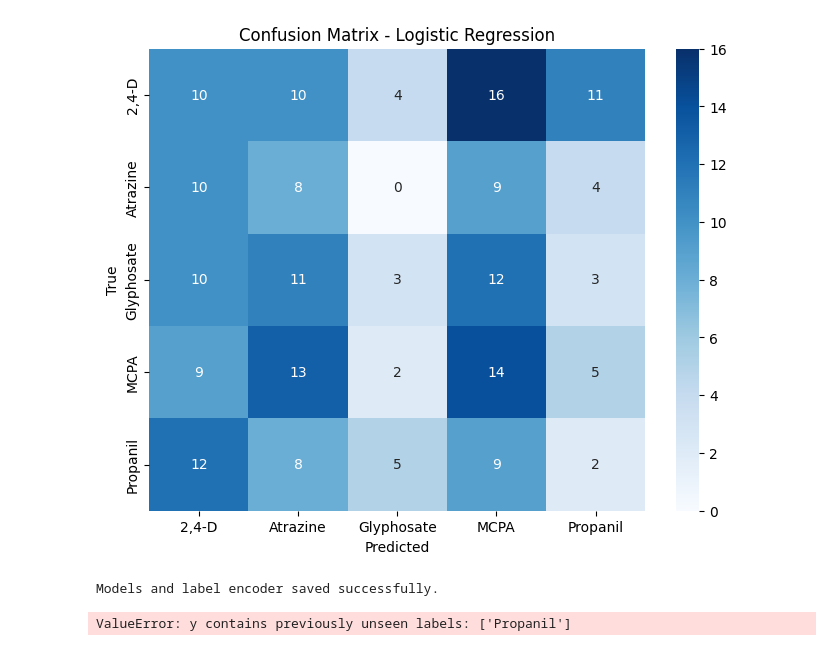
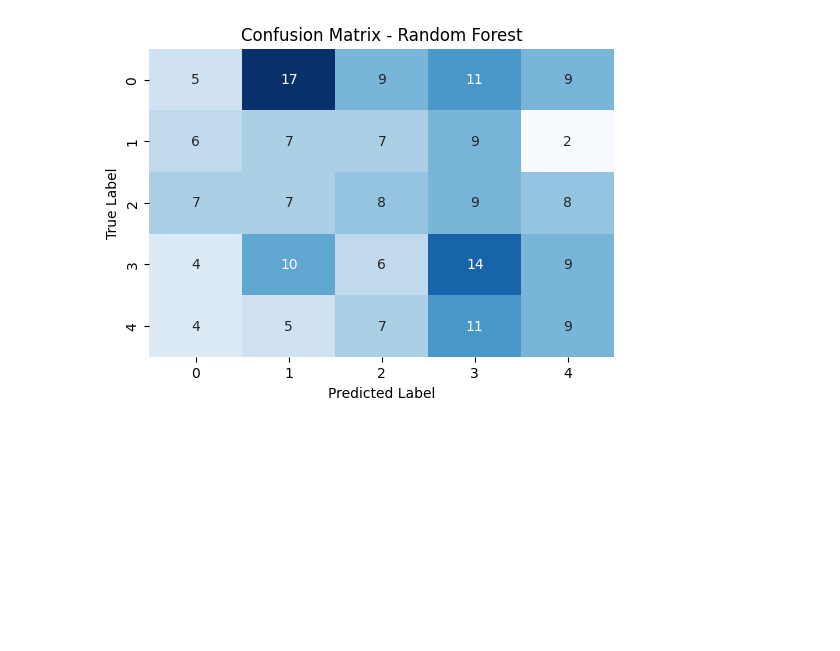
Before and after one commit to kishan20-00/Drug_detector, a Jupyter notebook: herbicide_detect/model.ipynb, the cells around one changed output. Cells and saved outputs as stored; diff of their text form; code cells hidden in the pictures; blank space fills up the shorter version.

```diff
--- a/herbicide_detect/model.ipynb
+++ b/herbicide_detect/model.ipynb
@@ -51,10 +39,8 @@ X_train_resampled, y_train_resampled = smote.fit_resample(X_train, y_train)
 # %%
-# Random Forest
+# Step 5: Train and Test 3 Models (Random Forest, Decision Tree, Logistic Regression)
+
+# Random Forest Classifier
 rf_model = RandomForestClassifier(random_state=42)
-rf_model.fit(X_train_resampled, y_train_resampled)
-rf_y_pred = rf_model.predict(X_test)
-
-# Evaluate Random Forest
-rf_accuracy = accuracy_score(y_test, rf_y_pred)
-print("Random Forest Accuracy:", rf_accuracy)
-print(classification_report(y_test, rf_y_pred))
+rf_model.fit(X_train, y_train)
+rf_predictions = rf_model.predict(X_test)
+rf_accuracy = accuracy_score(y_test, rf_predictions)
@@ -142,58 +83,5 @@ weighted avg       0.18      0.18      0.17       200
-# %%
-# Confusion Matrix for Logistic Regression
-lr_cm = confusion_matrix(y_test, lr_y_pred)
-plt.figure(figsize=(8, 6))
-sns.heatmap(lr_cm, annot=True, fmt='d', cmap='Blues', xticklabels=lr_model.classes_, yticklabels=lr_model.classes_)
-plt.title('Confusion Matrix - Logistic Regression')
-plt.xlabel('Predicted')
-plt.ylabel('True')
-plt.show()
-# %% [output]
-[figure, removed]
-# %%
-import joblib
-from sklearn.preprocessing import LabelEncoder
-
-# Assuming you have your data and models already trained as in the previous code.
-
-# Fit the label encoder on the target variable (Herbicide_Name)
-label_encoder = LabelEncoder()
-y_train_encoded = label_encoder.fit_transform(y_train_resampled)
-
-# Save the models and label encoder
-joblib.dump(rf_model, 'random_forest_model.pkl')
-joblib.dump(label_encoder, 'label_encoder.pkl')
-
-print("Models and label encoder saved successfully.")
-# %% [output]
-Models and label encoder saved successfully.
-# %%
-# Load the models and label encoder
-rf_model_loaded = joblib.load('random_forest_model.pkl')
-label_encoder_loaded = joblib.load('label_encoder.pkl')
-
-# Example: Make predictions using the loaded model
-# Assuming you have a new input DataFrame `X_new` that is preprocessed similarly to X_encoded
-x_data = {
-    'Weed_Variety': ['Imperata cylindrica'],  # Example weed varieties
-    'Effectiveness': ['Low'],             # Example effectiveness levels
-    'Region': ['Southern Province'],           # Example regions
-}
-
-X_new = pd.DataFrame(x_data)
-
-# One-hot encode the new input
-X_new_encoded = pd.get_dummies(X_new, drop_first=True)
-
-# Ensure the same columns as the training data
-X_new_encoded = X_new_encoded.reindex(columns=X_encoded.columns, fill_value=0)
-
-# Make predictions
-rf_predictions = rf_model_loaded.predict(X_new_encoded)
-
-# If you want to decode the labels back to original
-rf_predictions_decoded = label_encoder_loaded.inverse_transform(rf_predictions)
-
-print("Random Forest Predictions:", rf_predictions_decoded)
-# %% [output]
-ValueError: y contains previously unseen labels: ['Propanil']
+# %%
+# Random Forest Confusion Matrix
+plot_confusion_matrix(y_test, rf_predictions, title="Random Forest")
+# %% [output]
+[figure, added]
```
Also changed, not shown: parts of 21 cells of this notebook, 41 other files.
